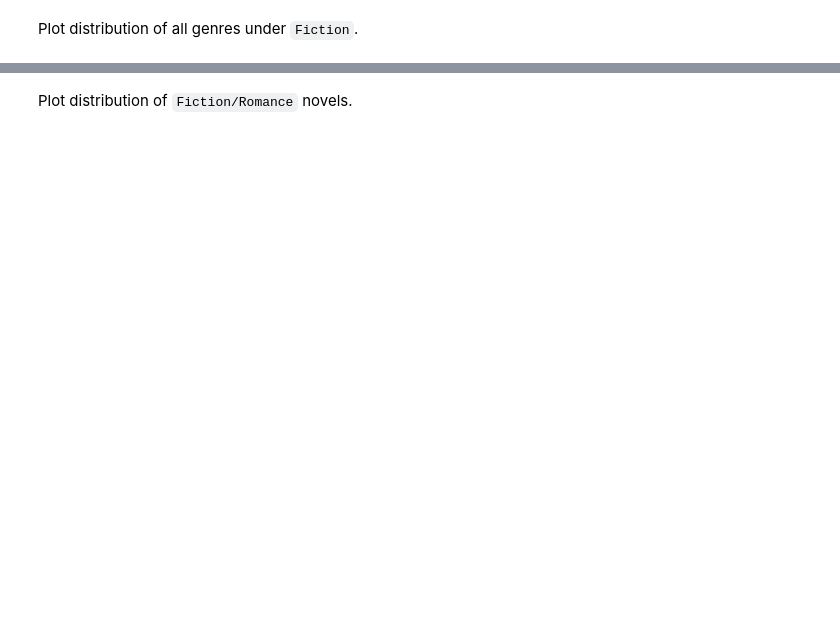
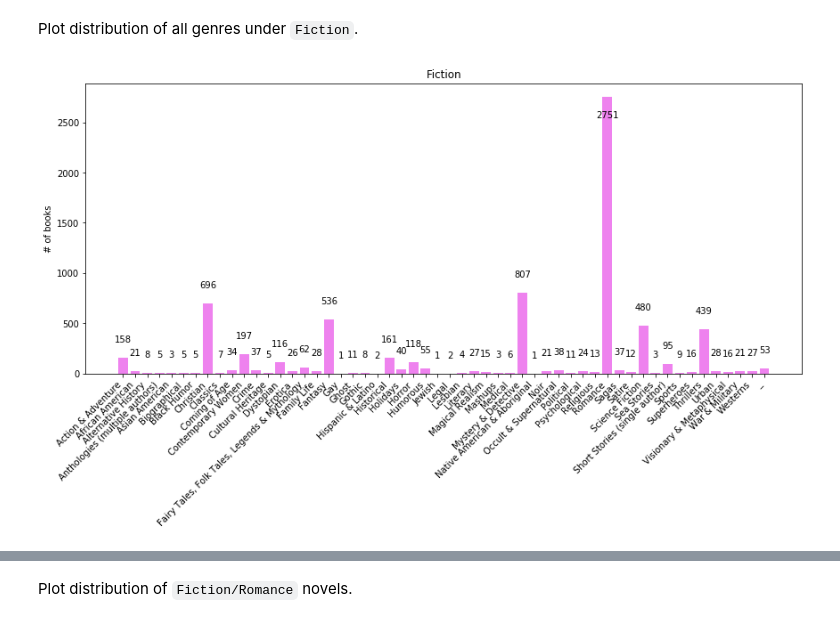
Before and after one commit to EricRobertBrewer/book-analyzer, a Jupyter notebook: python/sites/bookcave/bookcave_meta.ipynb, the cells around one changed output, grey strips where cells are left out. Saved outputs shown, nothing was run; the diff lists cells and outputs as text; code cells hidden in the pictures; blank space fills up the shorter version.

```diff
--- a/python/sites/bookcave/bookcave_meta.ipynb
+++ b/python/sites/bookcave/bookcave_meta.ipynb
@@ -168,27 +178,29 @@ Plot distribution of all genres under `Fiction`.
 # %%
 fiction_genres_set = set()
 fiction_genre_values = []
 for book_genre_hierarchy in book_genre_hierarchies:
     for hierarchy in book_genre_hierarchy:
 #         if hierarchy[0] != 'Juvenile Fiction'\
 #         and hierarchy[0] != 'Young Adult Fiction'\
 #         and hierarchy[0] != 'Fiction':
         if hierarchy[0] != 'Fiction':
             continue
         sub_genre = hierarchy[1] if len(hierarchy) > 1 else '_'
         fiction_genres_set.add(sub_genre)
         fiction_genre_values.append(sub_genre)
 fiction_genres = sorted(list(fiction_genres_set))
 fiction_genre_to_index = {genre: i for i, genre in enumerate(fiction_genres)}
 fiction_genre_y = [fiction_genre_to_index[value] for value in fiction_genre_values]
 
 fiction_genres_bincount = plot_label_distribution(fiction_genres,
                                                   fiction_genre_y,
                                                   'Fiction',
                                                   '# of books',
                                                   'violet',
-                                                  'k',
-                                                  size=(14, 7))
+                                                  text_color='k',
+                                                  figsize=(14.4, 6))
+# %% [output]
+[figure, added]
 # %%
 fiction_romance_count = fiction_genres_bincount[fiction_genre_to_index['Romance']]
 print('{:.2%} ({:d}/{:d}) of all genres are `Fiction/Romance`.'.format(fiction_romance_count / len(root_genre_y),
```
Also changed, not shown: parts of 25 cells of this notebook, 3 other files.
